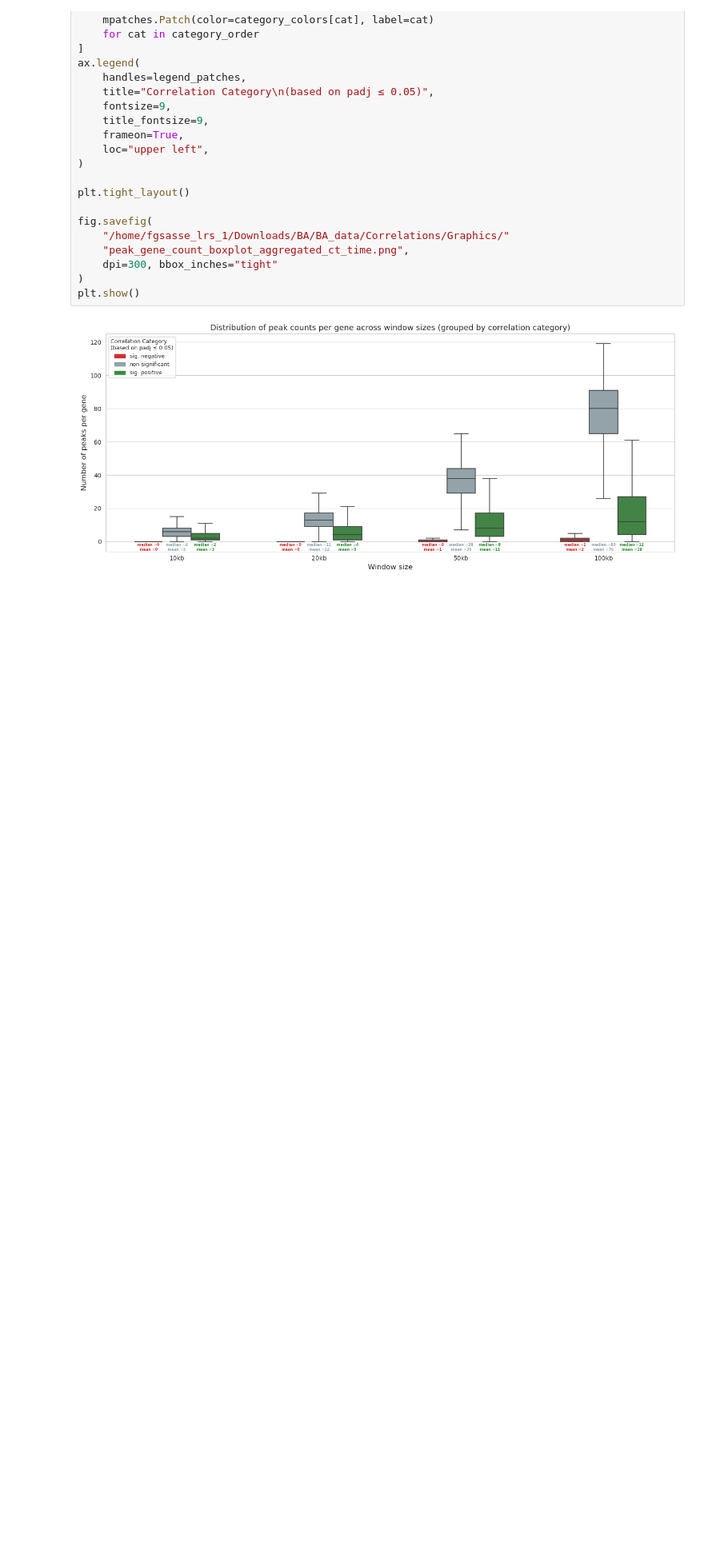
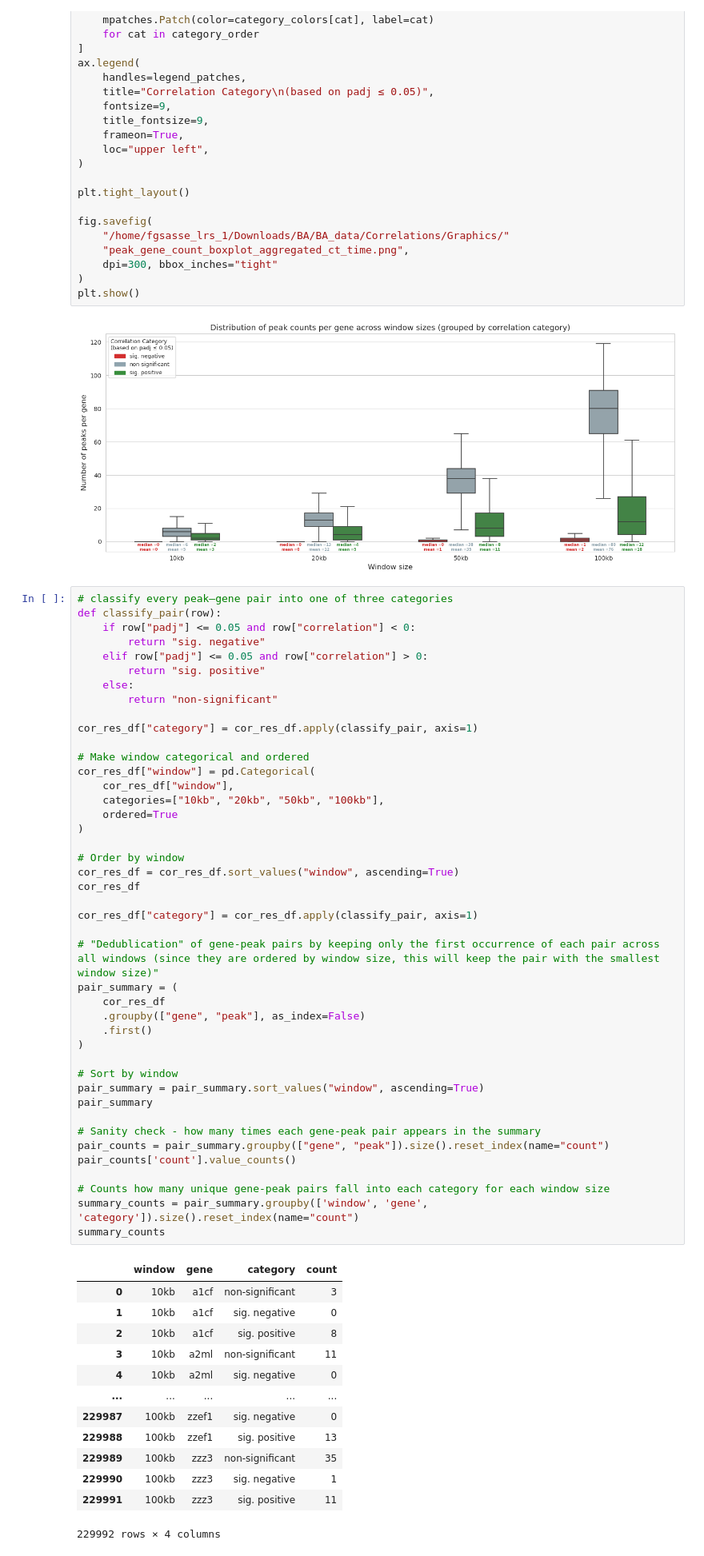
Before and after one commit to smin07/BA, a Jupyter notebook: BA_data/Rmd_n_notebook/RNA_ATAC_correlation_ct_time.ipynb, the cells around one changed output. Shown at 80% size. Saved outputs shown, nothing was run; the diff lists cells and outputs as text; blank space fills up the shorter version.

```diff
--- a/BA_data/Rmd_n_notebook/RNA_ATAC_correlation_ct_time.ipynb
+++ b/BA_data/Rmd_n_notebook/RNA_ATAC_correlation_ct_time.ipynb
@@ -854,3 +875,60 @@ fig.savefig(
 plt.show()
 # %% [output]
 [figure]
+# %%
+# classify every peak–gene pair into one of three categories
+def classify_pair(row):
+    if row["padj"] <= 0.05 and row["correlation"] < 0:
+        return "sig. negative"
+    elif row["padj"] <= 0.05 and row["correlation"] > 0:
+        return "sig. positive"
+    else:
+        return "non-significant"
+
+cor_res_df["category"] = cor_res_df.apply(classify_pair, axis=1)
+
+# Make window categorical and ordered
+cor_res_df["window"] = pd.Categorical(
+    cor_res_df["window"],
+    categories=["10kb", "20kb", "50kb", "100kb"],
+    ordered=True
+)
+
+# Order by window
+cor_res_df = cor_res_df.sort_values("window", ascending=True)
+cor_res_df
+
+cor_res_df["category"] = cor_res_df.apply(classify_pair, axis=1)
+
+# "Dedublication" of gene-peak pairs by keeping only the first occurrence of each pair across all windows (since they are ordered by window size, this will keep the pair with the smallest window size)"
+pair_summary = (
+    cor_res_df
+    .groupby(["gene", "peak"], as_index=False)
+    .first()
+)
+
+# Sort by window
+pair_summary = pair_summary.sort_values("window", ascending=True)
+pair_summary
+
+# Sanity check - how many times each gene-peak pair appears in the summary
+pair_counts = pair_summary.groupby(["gene", "peak"]).size().reset_index(name="count")
+pair_counts['count'].value_counts()
+
+# Counts how many unique gene-peak pairs fall into each category for each window size
+summary_counts = pair_summary.groupby(['window', 'gene', 'category']).size().reset_index(name="count")
+summary_counts
+# %% [output]
+|  | window | gene | category | count |
+| 0 | 10kb | a1cf | non-significant | 3 |
+| 1 | 10kb | a1cf | sig. negative | 0 |
+| 2 | 10kb | a1cf | sig. positive | 8 |
+| 3 | 10kb | a2ml | non-significant | 11 |
+| 4 | 10kb | a2ml | sig. negative | 0 |
+| ... | ... | ... | ... | ... |
+| 229987 | 100kb | zzef1 | sig. negative | 0 |
+| 229988 | 100kb | zzef1 | sig. positive | 13 |
+| 229989 | 100kb | zzz3 | non-significant | 35 |
+| 229990 | 100kb | zzz3 | sig. negative | 1 |
+| 229991 | 100kb | zzz3 | sig. positive | 11 |
+229992 rows × 4 columns
```
Also changed, not shown: parts of 3 cells of this notebook, 7 other files.
